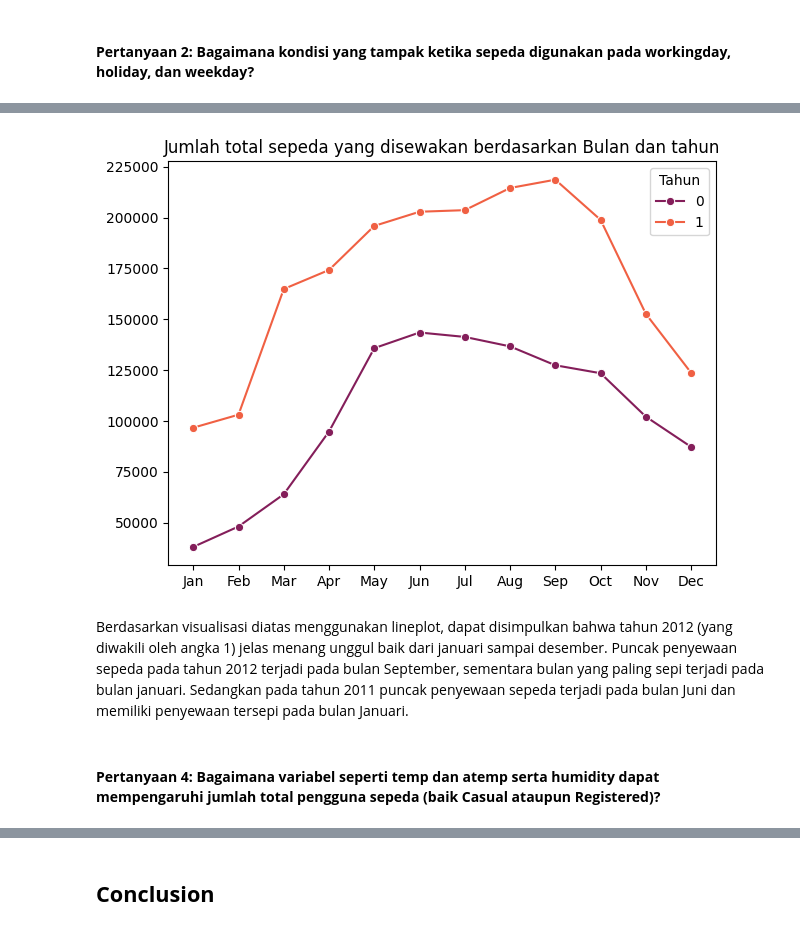
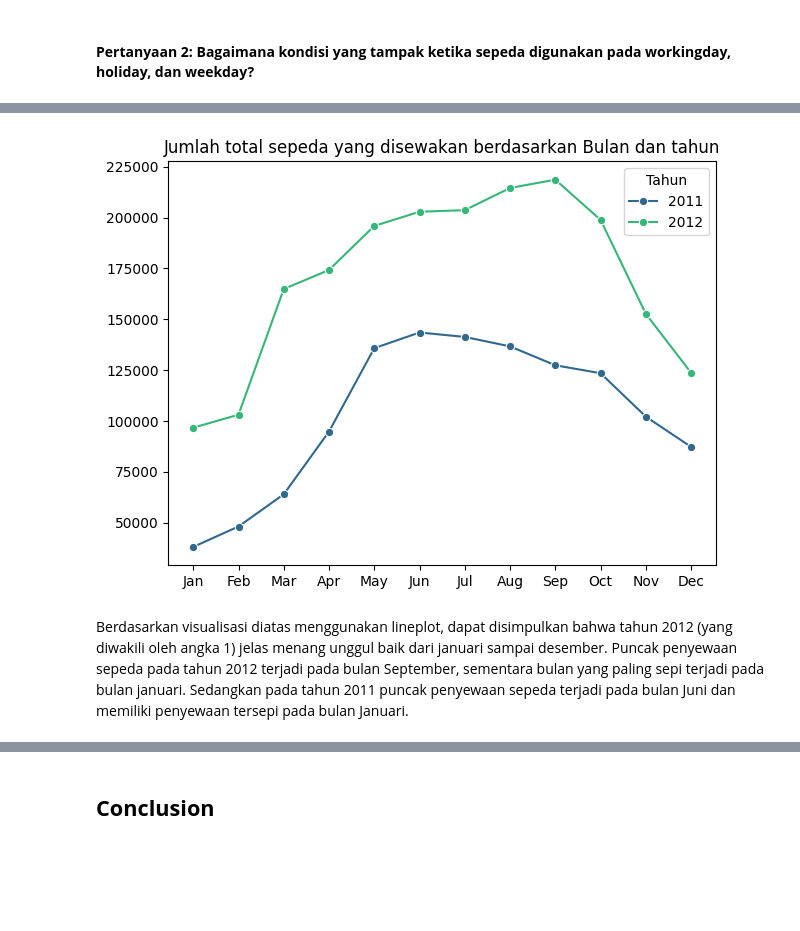
Before and after one commit to Mahhmudd/Submission, a Jupyter notebook: notebook.ipynb, the cells around one changed output, grey strips where cells are left out. Drawn from its saved outputs; the diff is of its cells as text; code cells hidden in the pictures; blank space fills up the shorter version.

```diff
--- a/notebook.ipynb
+++ b/notebook.ipynb
@@ -264,6 +262,15 @@ day_df['weather_cond'] = day_df['weather_cond'].map({
     3: 'Light Snow/Rain',
     4: 'Severe Weather'
 })
+day_df['holiday'] = day_df['holiday'].map({
+    0: 'Hari Kerja', 1: 'Hari Libur'
+})
+day_df['workingday'] = day_df['workingday'].map({
+    0: 'Hari Libur', 1: 'Hari Kerja'
+})
+day_df['year'] = day_df['year'].map({
+    0: '2011', 1: '2012'
+})
 # %%
 # Mengubah tipe data ke datetime
 day_df['dateday'] = pd.to_datetime(day_df.dateday)
@@ -524,29 +538,27 @@ Berdasarkan visualisasi data diatas menggunakan barplot, didapat pernyataan seba
 # %%
 day_df['month'] = pd.Categorical(day_df['month'], categories=
     ['Jan','Feb','Mar','Apr','May','Jun','Jul','Aug','Sep','Oct','Nov','Dec'],
     ordered=True)
 
 monthly_counts = day_df.groupby(by=["month","year"]).agg({
     "count": "sum"
 }).reset_index()
 
 sn.lineplot(
     data=monthly_counts,
     x="month",
     y="count",
-    hue="year",
-    palette="rocket",
+    hue='year',
+    palette="viridis",
     marker="o")
 
 plt.title("Jumlah total sepeda yang disewakan berdasarkan Bulan dan tahun")
 plt.xlabel(None)
 plt.ylabel(None)
 plt.legend(title="Tahun", loc="upper right")
 plt.tight_layout()
 plt.show()
 # %% [output]
-[figure, old version]
+[figure, new version]
 # %% [markdown]
 Berdasarkan visualisasi diatas menggunakan lineplot, dapat disimpulkan bahwa tahun 2012 (yang diwakili oleh angka 1) jelas menang unggul baik dari januari sampai desember. Puncak penyewaan sepeda pada tahun 2012 terjadi pada bulan September, sementara bulan yang paling sepi terjadi pada bulan januari. Sedangkan pada tahun 2011 puncak penyewaan sepeda terjadi pada bulan Juni dan memiliki penyewaan tersepi pada bulan Januari.
-# %% [markdown]
-#### **Pertanyaan 4: Bagaimana variabel seperti temp dan atemp serta humidity dapat mempengaruhi jumlah total pengguna sepeda (baik Casual ataupun Registered)?**
```
Also changed, not shown: parts of 35 cells of this notebook, 7 other files.
